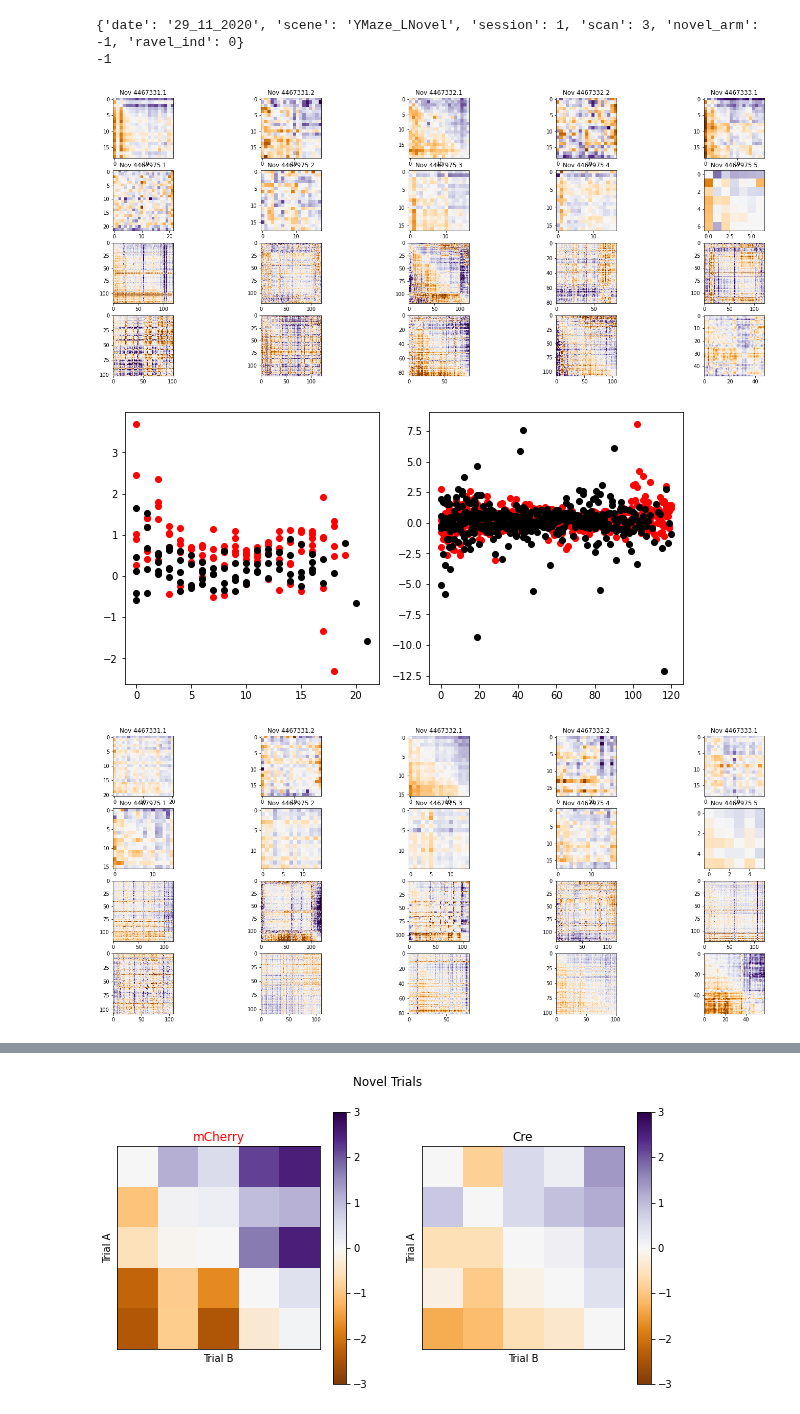
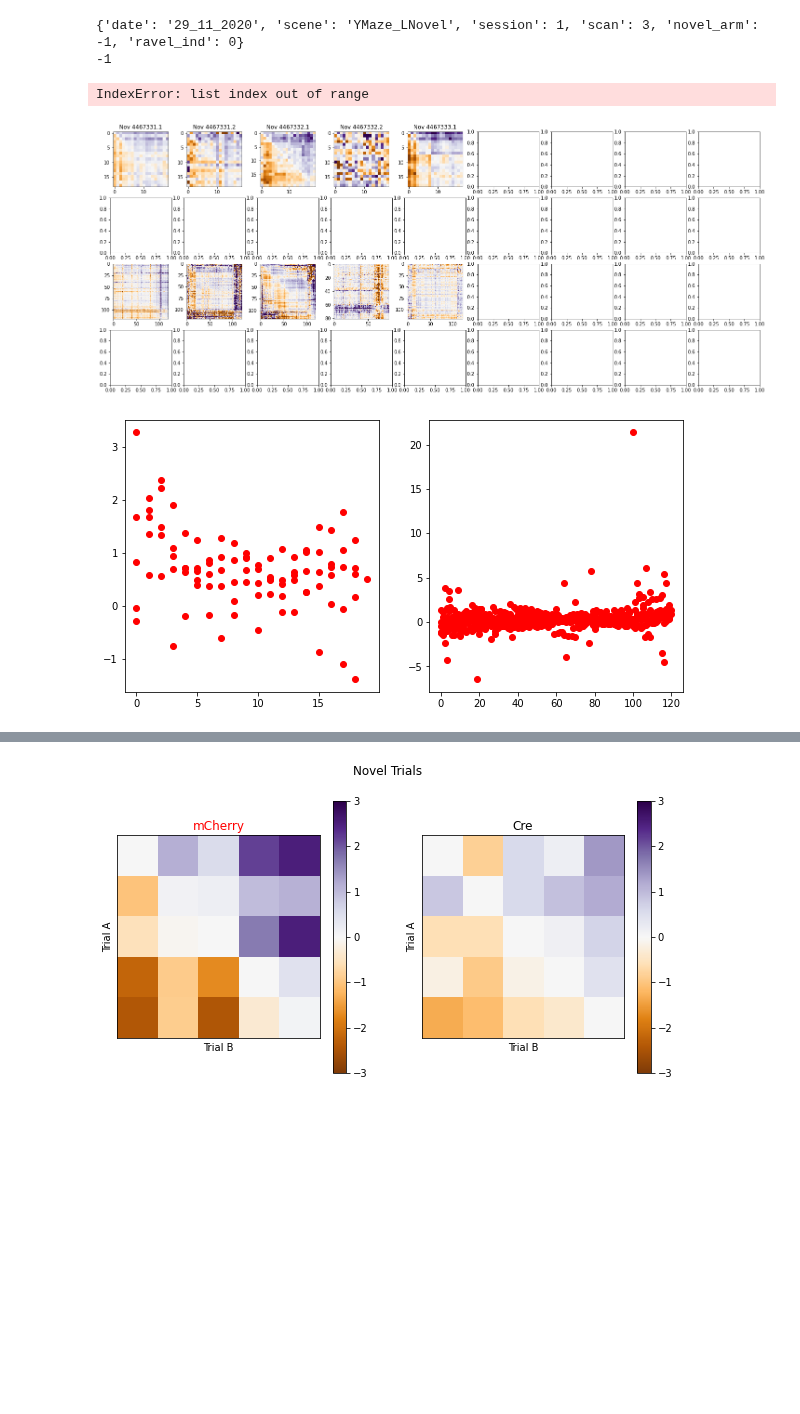
Before and after one commit to GiocomoLab/STX3KO_analyses, a Jupyter notebook: ActiveNotebooks/PVTrialCrossCorr.ipynb, the cells around one changed output, grey strips where cells are left out. Cells and saved outputs as stored; diff of their text form; code cells hidden in the pictures; blank space fills up the shorter version.

```diff
--- a/ActiveNotebooks/PVTrialCrossCorr.ipynb
+++ b/ActiveNotebooks/PVTrialCrossCorr.ipynb
@@ -75,0 +106,5 @@ def cc_com(cc_mat, inds = np.arange(-29,30)):
+# %%
+loop_crosscorr = u.loop_func_over_days(run_crosscorr, np.arange(6), max_trial = 5)
+
+ko_res = {mouse:loop_crosscorr(mouse) for mouse in ko_mice}
+ctrl_res = {mouse:loop_crosscorr(mouse) for mouse in ctrl_mice}
@@ -75,0 +342,18 @@ def cc_com(cc_mat, inds = np.arange(-29,30)):
+# %%
+ctrl_com = []
+for mouse in ctrl_mice:
+    sess = u.load_single_day(mouse, 0)
+    trial_mat = sp.ndimage.filters.gaussian_filter1d(sess.trial_matrices['spks_norm'][sess.trial_info['LR']==sess.novel_arm,:,:], 1, axis=1)
+    trial_mat = trial_mat[:5,:,:]
+    cc_mat = pv_crosscorr(trial_mat)
+    ctrl_com.append(cc_com(cc_mat))
+ctrl_com = np.array(ctrl_com)
+
+ko_com = []
+for mouse in ko_mice:
+    sess = u.load_single_day(mouse, 0)
+    trial_mat = sp.ndimage.filters.gaussian_filter1d(sess.trial_matrices['spks_norm'][sess.trial_info['LR']==sess.novel_arm,:,:], 1, axis=1)
+    trial_mat = trial_mat[:5,:,:]
+    cc_mat = pv_crosscorr(trial_mat)
+    ko_com.append(cc_com(cc_mat))
+ko_com = np.array(ko_com)
@@ -75,0 +373,19 @@ def cc_com(cc_mat, inds = np.arange(-29,30)):
+# %%
+
+
+ctrl_shift = []
+for m, mouse in enumerate(ctrl_mice):
+    ctrl_shift.append(shift(ctrl_com[m,:,:]).mean())
+
+ko_shift = []
+for m, mouse in enumerate(ko_mice):
+    ko_shift.append(shift(ko_com[m,:,:]).mean())
+
+
+
+fig,ax = plt.subplots()
+ax.scatter(np.linspace(0,.4, num = len(ctrl_mice)), ctrl_shift)
+ax.scatter(np.linspace(1,1.4, num = len(ko_mice)), ko_shift)
+
+t,p = sp.stats.ttest_ind(ctrl_shift,ko_shift)
+print(t,p)
@@ -211,7 +505,7 @@ fam_shift_means = np.zeros([2,5,5])
 fam_shift_avgmat = np.zeros([2,5,5,20,20])
 
 for day in range(5):
-    fig_cc, ax_cc = plt.subplots(4,5,figsize=[25,10])
+    fig_cc, ax_cc = plt.subplots(4,9,figsize=[25,10])
     fig_sh, ax_sh = plt.subplots(1,2, figsize = [10,5])
 
     for row, (mice, _res) in enumerate(zip([ctrl_mice, ko_mice], [res['ctrl_res'], res['ko_res']])):
@@ -249,33 +543,33 @@ for day in range(5):
 
 
             fam_mat = cc_mat[lr==-1*nov_arm[m],:,:][:,lr==-1*nov_arm[m],:]
 #             fam_com = cc_com(fam_mat)
             fam_com = cc_com(fam_mat[:,:,9:-9], inds = np.arange(-20,21))
             ax_cc[row+2,m].imshow(fam_com,vmin=-5, vmax=5, cmap='PuOr')
 
             fam_shift = (fam_com*(np.tril(-1*np.ones(fam_com.shape),k=-1) + np.triu(np.ones(fam_com.shape), k=0))).mean(axis=0)
             ax_sh[1].scatter(np.arange(0,fam_shift.shape[0]),fam_shift, color=color[row])
             fam_shift_means[row,m, day] = np.nanmean(fam_shift[:20])
 
             fam_speed = speed[lr==-1*nov_arm[m]]
 
 #             for trial in range(5):
             df = df.append({'mouse': m + row*5,
                                     'day': day,
                                     'dz': days_z[day],
                                     'ko': row,
                                     'ko_x_day': row*days_z[day],
                                     'nov': 0,
                                     'nov_x_day': 0,
                                     'nov_x_ko': 0,
                                     'shift': np.nanmean(fam_shift[:5]),
                                     'speed': np.nanmean(fam_speed[:5]),
                                     'intercept':1,
                                     'ko_x_nov_x_day': 0,
                                    }, ignore_index=True)
             fam_shift_avgmat[row,day,m, :,:] = fam_com[:20,:20]
     fig_cc.savefig(os.path.join(figdir, "day%d_pv_com_by_mouse.pdf" % day))
 # %% [output]
+IndexError: list index out of range
-[figure, old version]
+[figure, new version]
-[figure, old version]
+[figure, new version]
-[figure, removed]
```
Also changed, not shown: parts of 16 cells of this notebook, 15 other files.
